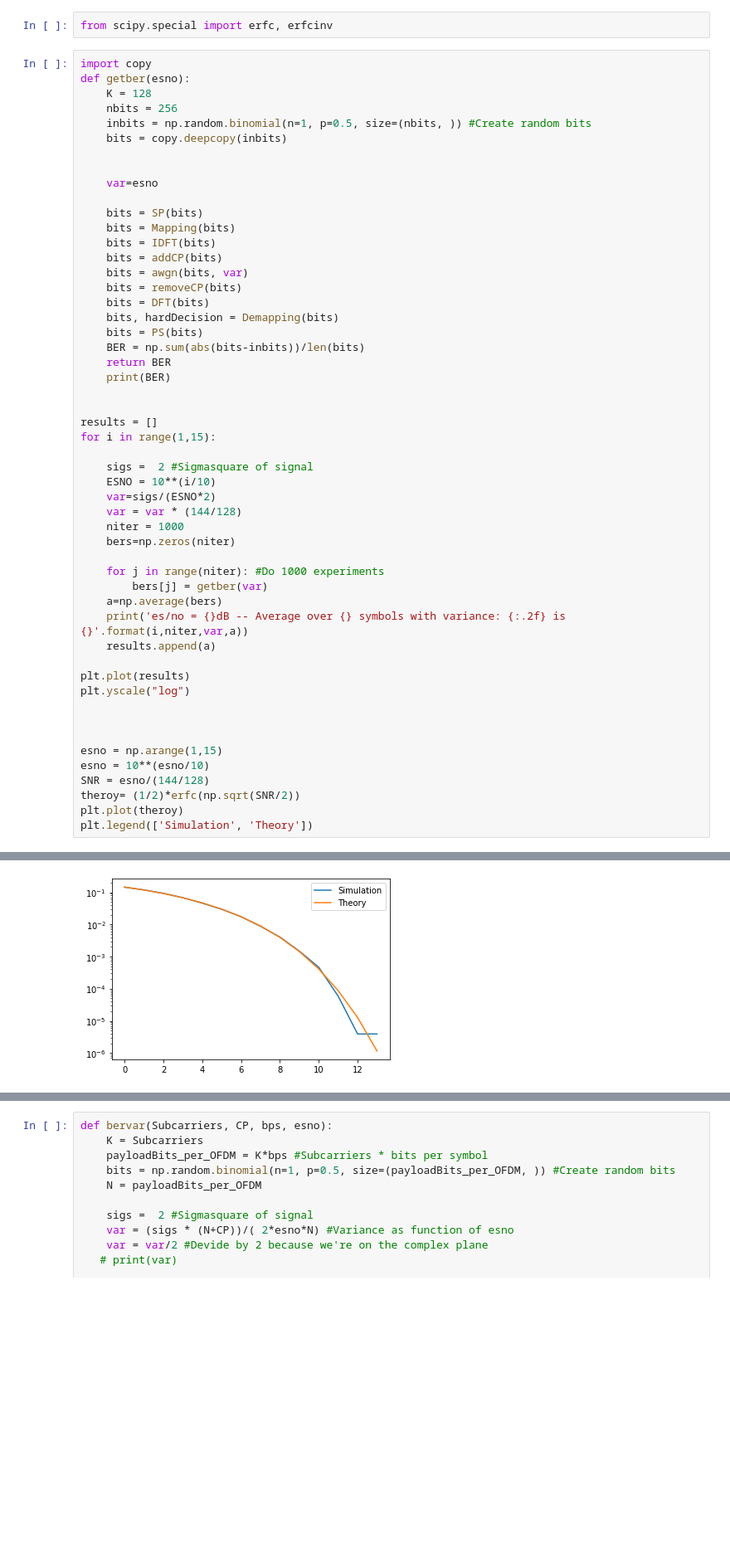
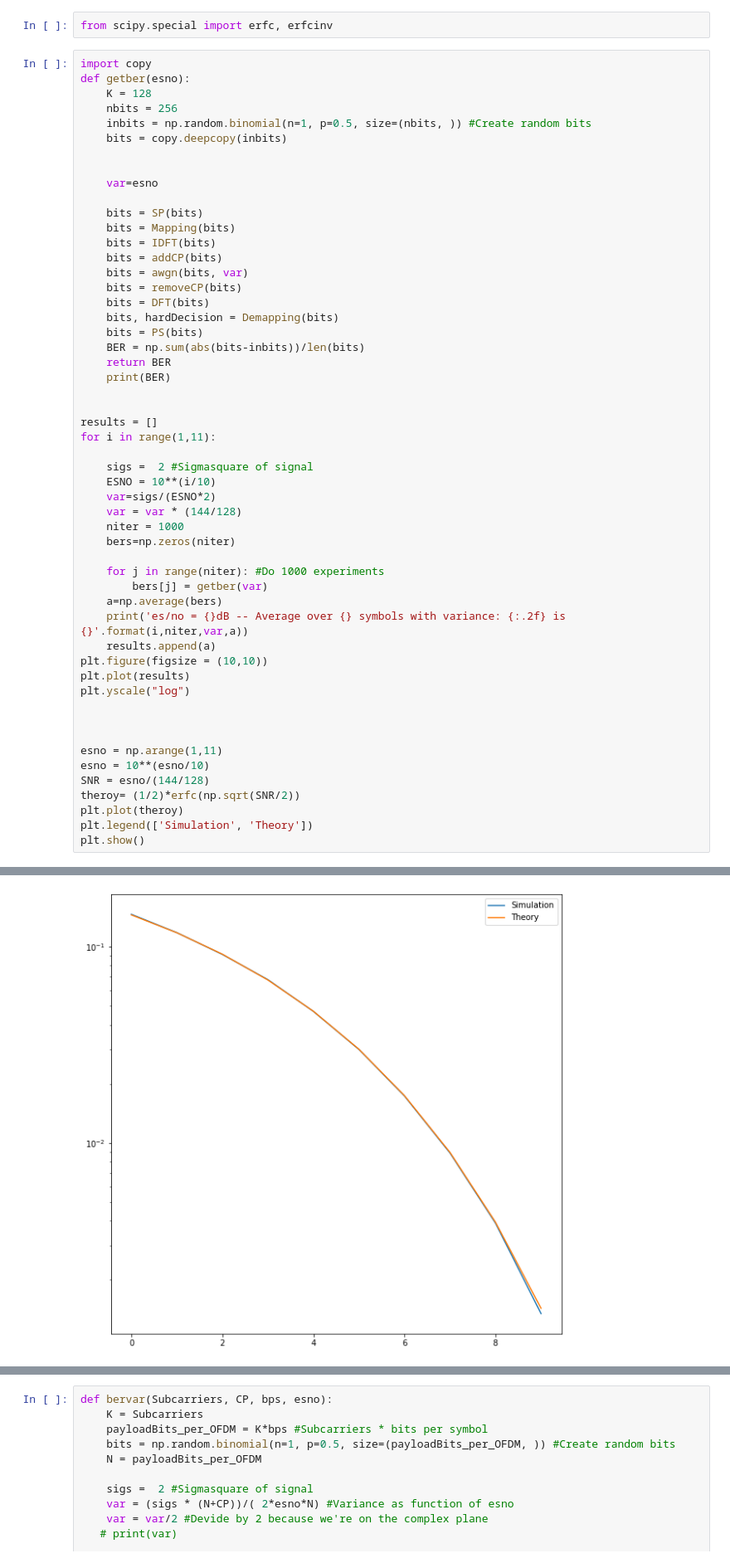
Before and after one commit to delaitl/OFDM, a Jupyter notebook: BEN_Step1.ipynb, the cells around one changed output, grey strips where cells are left out. Shown: that part at 83% size. Drawn from its saved outputs; the diff is of its cells as text; blank space fills up the shorter version.

Commit message:
Update graphs

```diff
--- a/BEN_Step1.ipynb
+++ b/BEN_Step1.ipynb
@@ -109,7 +109,7 @@ def getber(esno):
 
 
 results = []
-for i in range(1,15):
+for i in range(1,11):
 
     sigs =  2 #Sigmasquare of signal
     ESNO = 10**(i/10)
@@ -123,16 +123,17 @@ for i in range(1,15):
     a=np.average(bers)
     print('es/no = {}dB -- Average over {} symbols with variance: {:.2f} is {}'.format(i,niter,var,a))
     results.append(a)
-
+plt.figure(figsize = (10,10))
 plt.plot(results)
 plt.yscale("log")
 
 
 
-esno = np.arange(1,15)
+esno = np.arange(1,11)
 esno = 10**(esno/10)
 SNR = esno/(144/128)
 theroy= (1/2)*erfc(np.sqrt(SNR/2))
 plt.plot(theroy)
 plt.legend(['Simulation', 'Theory'])
+plt.show()
 # %% [output]
@@ -154 +150 @@ es/no = 14dB -- Average over 1000 symbols with variance: 0.04 is 3.90625e-06
-[figure, old version]
+[figure, new version]
```
Also changed, not shown: parts of 3 cells of this notebook, 3 other files.
